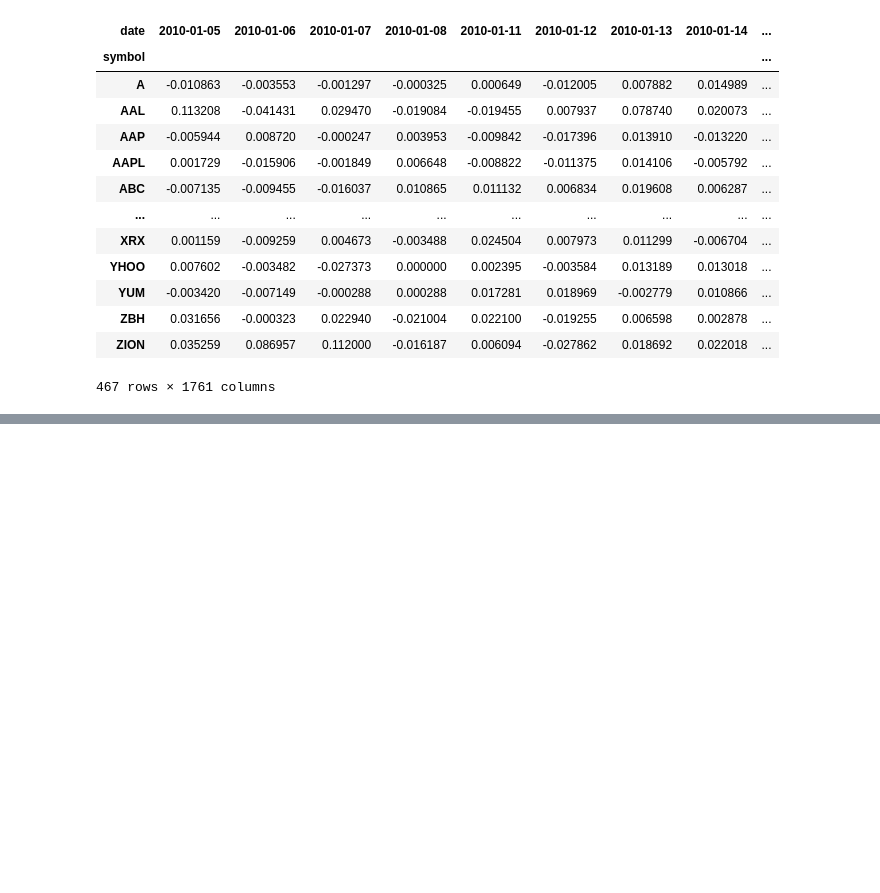
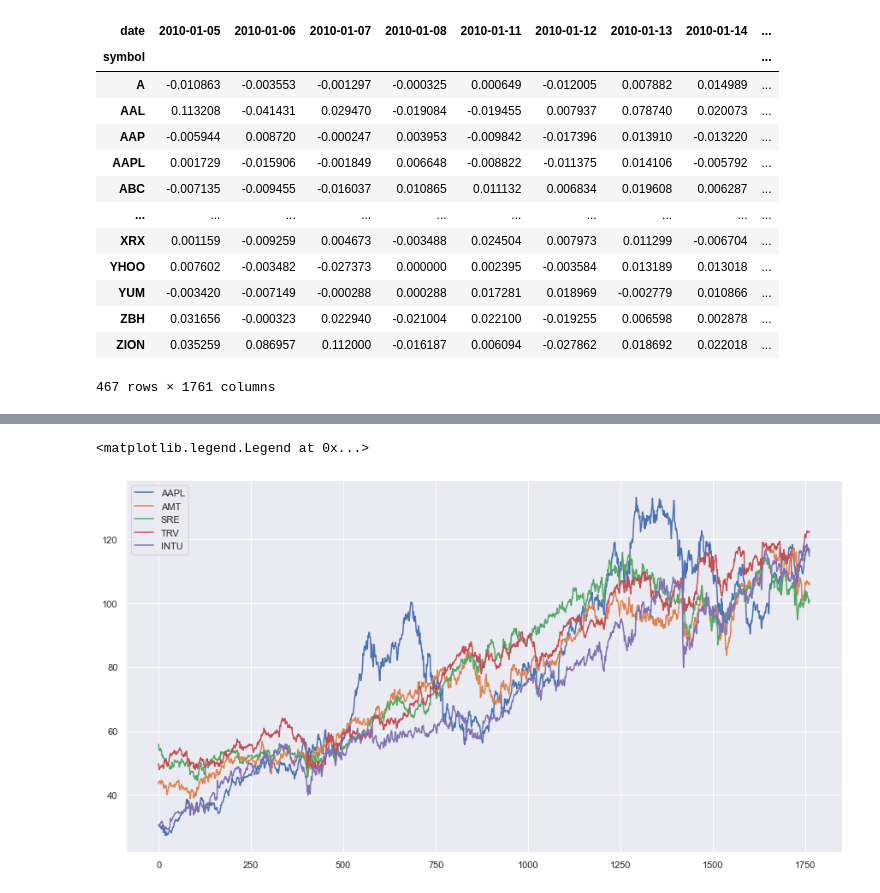
Before and after one commit to gihonglee/Stock_Analysis, a Jupyter notebook: main.ipynb, the cells around one changed output, grey strips where cells are left out. Drawn from its saved outputs; the diff is of its cells as text; code cells hidden in the pictures; blank space fills up the shorter version.

```diff
--- a/main.ipynb
+++ b/main.ipynb
@@ -560,9 +557,9 @@ from dtaidistance import dtw
 from dtaidistance import dtw_visualisation as dtwvis
 from dtaidistance import ed
 import numpy as np
-s1 = np.array([0., 0, 1, 2, 1, 0, 1, 0, 0, 2, 1, 0, 0])
-s2 = np.array([0., 1, 2, 3, 1, 0, 0, 0, 2, 1, 0, 0, 0])
-path = dtw.warping_path(s1, s2)
-dtwvis.plot_warping(s1, s2, path, filename="warp.png")
-distance = dtw.distance(s1, s2)
-print(distance)
+# s1 = np.array([0., 0, 1, 2, 1, 0, 1, 0, 0, 2, 1, 0, 0])
+# s2 = np.array([0., 1, 2, 3, 1, 0, 0, 0, 2, 1, 0, 0, 0])
+# path = dtw.warping_path(s1, s2)
+# dtwvis.plot_warping(s1, s2, path, filename="warp.png")
+# distance = dtw.distance(s1, s2)
+# print(distance)
@@ -571,2 +566,4 @@ print(distance)
 # %%
 df = df.sort_values(by = ['symbol','date'])
+df_ed = pd.pivot_table(df,'close','symbol','date')
+df_ed
@@ -574,0 +612,11 @@ df_dtw = pd.pivot_table(df,'close','symbol','date')
+# %%
+plt.plot(df_ed.values[0][:-1])
+plt.plot(df_ed.values[1][:-1])
+plt.plot(df_ed.values[2][:-1])
+plt.plot(df_ed.values[3][:-1])
+plt.plot(df_ed.values[4][:-1])
+
+plt.legend([df_ed.index[0], df_ed.index[1],df_ed.index[2],df_ed.index[3],df_ed.index[4] ])
+# %% [output]
+<matplotlib.legend.Legend at 0x...>
+[figure, added]
```
Also changed, not shown: parts of 26 cells of this notebook.
